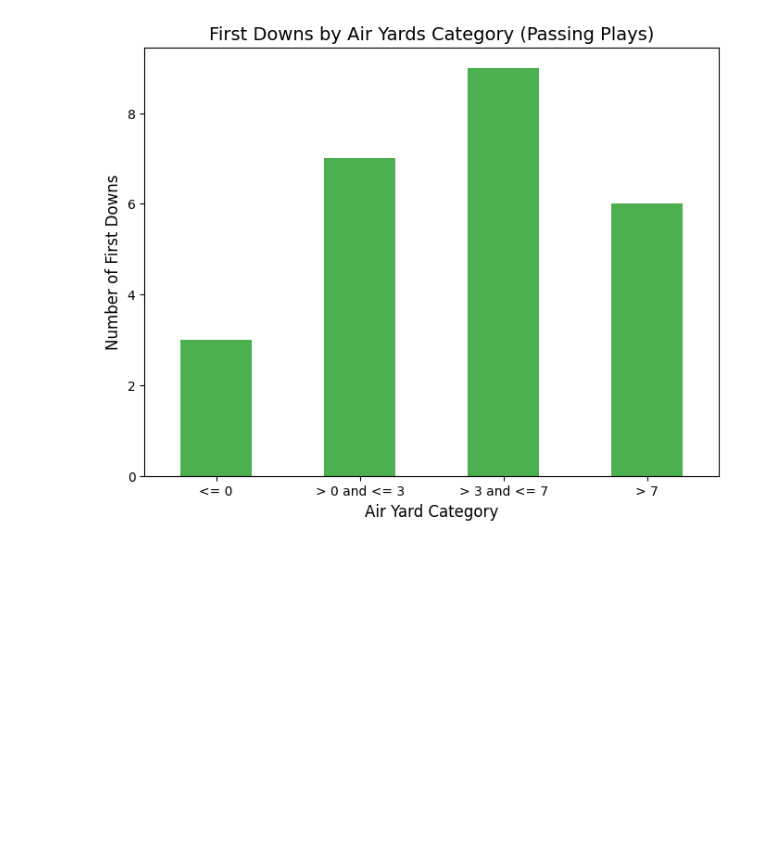
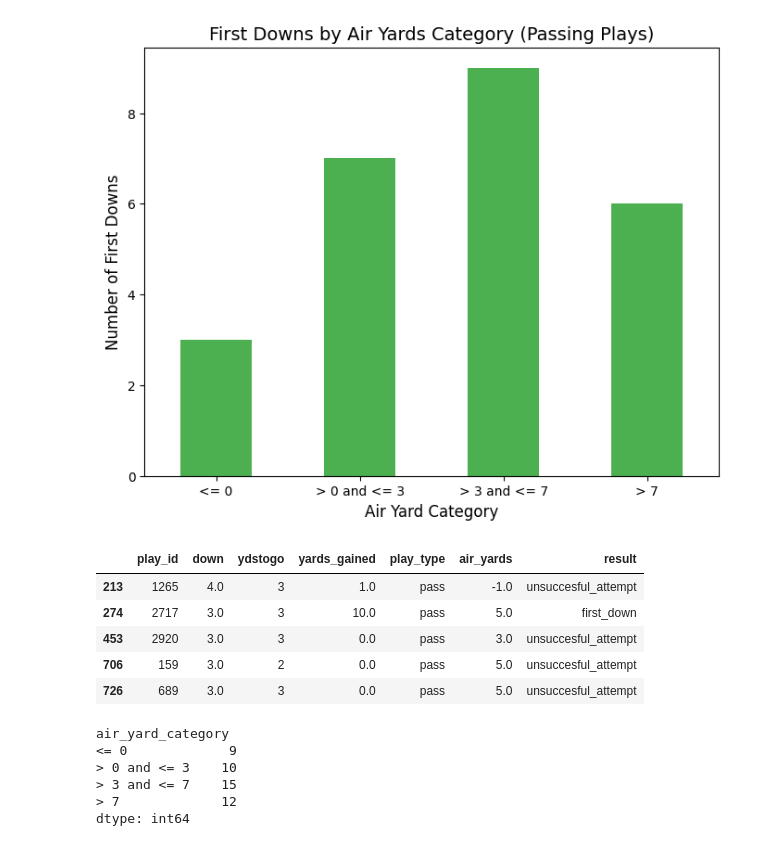
Before and after one commit to rollernathan/NFL_2024_Week_1, a Jupyter notebook: Project 3.ipynb, the cells around one changed output. Cells and saved outputs as stored; diff of their text form; code cells hidden in the pictures; blank space fills up the shorter version.

```diff
--- a/Project 3.ipynb
+++ b/Project 3.ipynb
@@ -162,3 +162,36 @@ plt.xticks(rotation=0)  # Ensures the category labels are horizontal
 plt.show()
 # %% [output]
 [figure]
+# %%
+money_down_pass = money_down[(money_down['play_type'] == 'pass')]
+money_down_pass.head()
+# %% [output]
+|  | play_id | down | ydstogo | yards_gained | play_type | air_yards | result |
+| 213 | 1265 | 4.0 | 3 | 1.0 | pass | -1.0 | unsuccesful_attempt |
+| 274 | 2717 | 3.0 | 3 | 10.0 | pass | 5.0 | first_down |
+| 453 | 2920 | 3.0 | 3 | 0.0 | pass | 3.0 | unsuccesful_attempt |
+| 706 | 159 | 3.0 | 2 | 0.0 | pass | 5.0 | unsuccesful_attempt |
+| 726 | 689 | 3.0 | 3 | 0.0 | pass | 5.0 | unsuccesful_attempt |
+# %%
+# Filter for 'pass' play types
+money_down_pass = money_down[money_down['play_type'] == 'pass'].copy()
+
+# Categorize 'air_yards' into bins with appropriate labels
+money_down_pass.loc[:, 'air_yard_category'] = pd.cut(
+    money_down_pass['air_yards'],
+    bins=[-float('inf'), 0, 3, 7, float('inf')],
+    labels=['<= 0', '> 0 and <= 3', '> 3 and <= 7', '> 7']
+)
+
+# Group by the 'air_yard_category' and count the occurrences
+money_down_attempts = money_down_pass.groupby('air_yard_category', observed=True).size()
+
+# Display the resu
+money_down_attempts
+# %% [output]
+air_yard_category
+<= 0             9
+> 0 and <= 3    10
+> 3 and <= 7    15
+> 7             12
+dtype: int64
```
Also changed, not shown: parts of 5 cells of this notebook, 3 other files.
